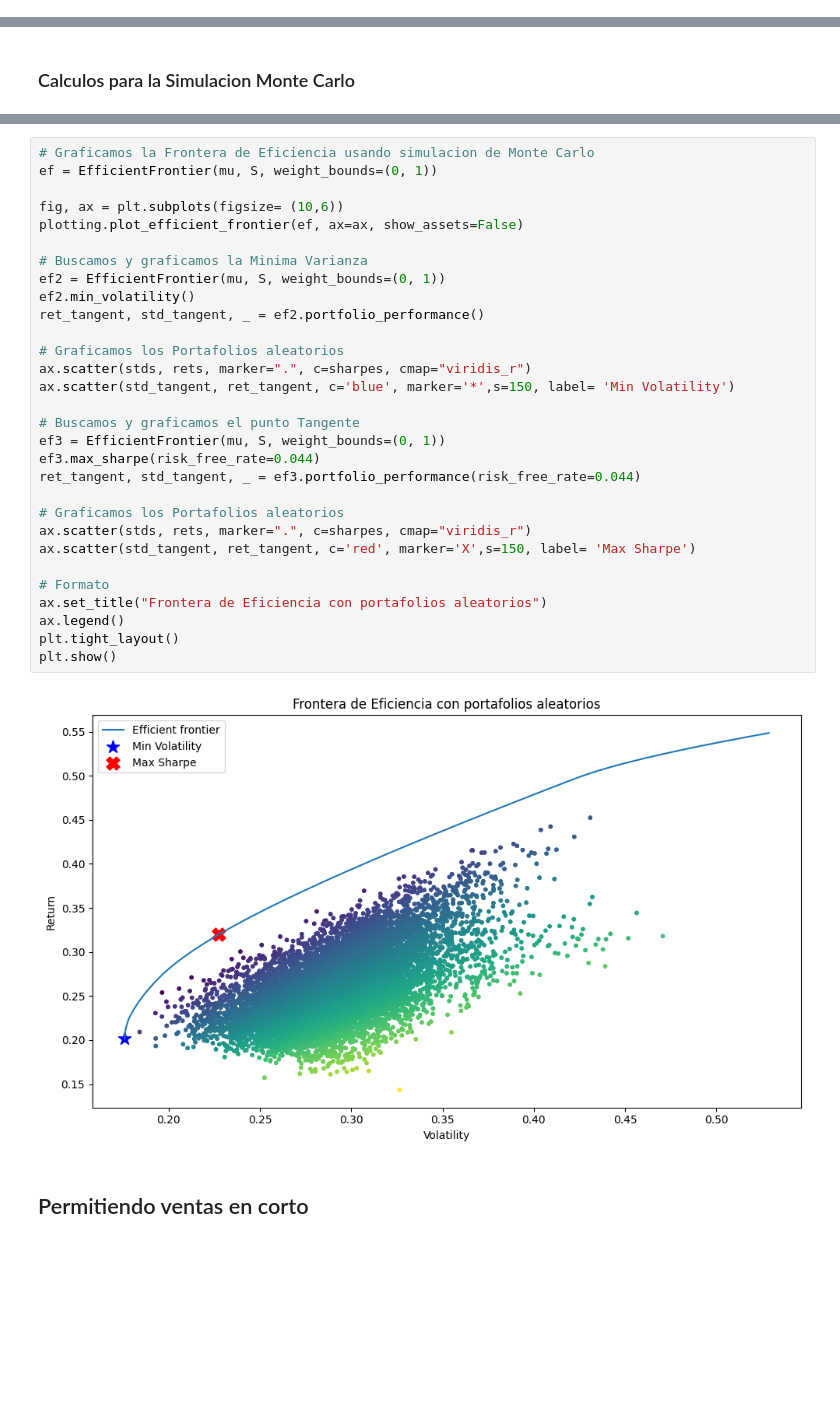
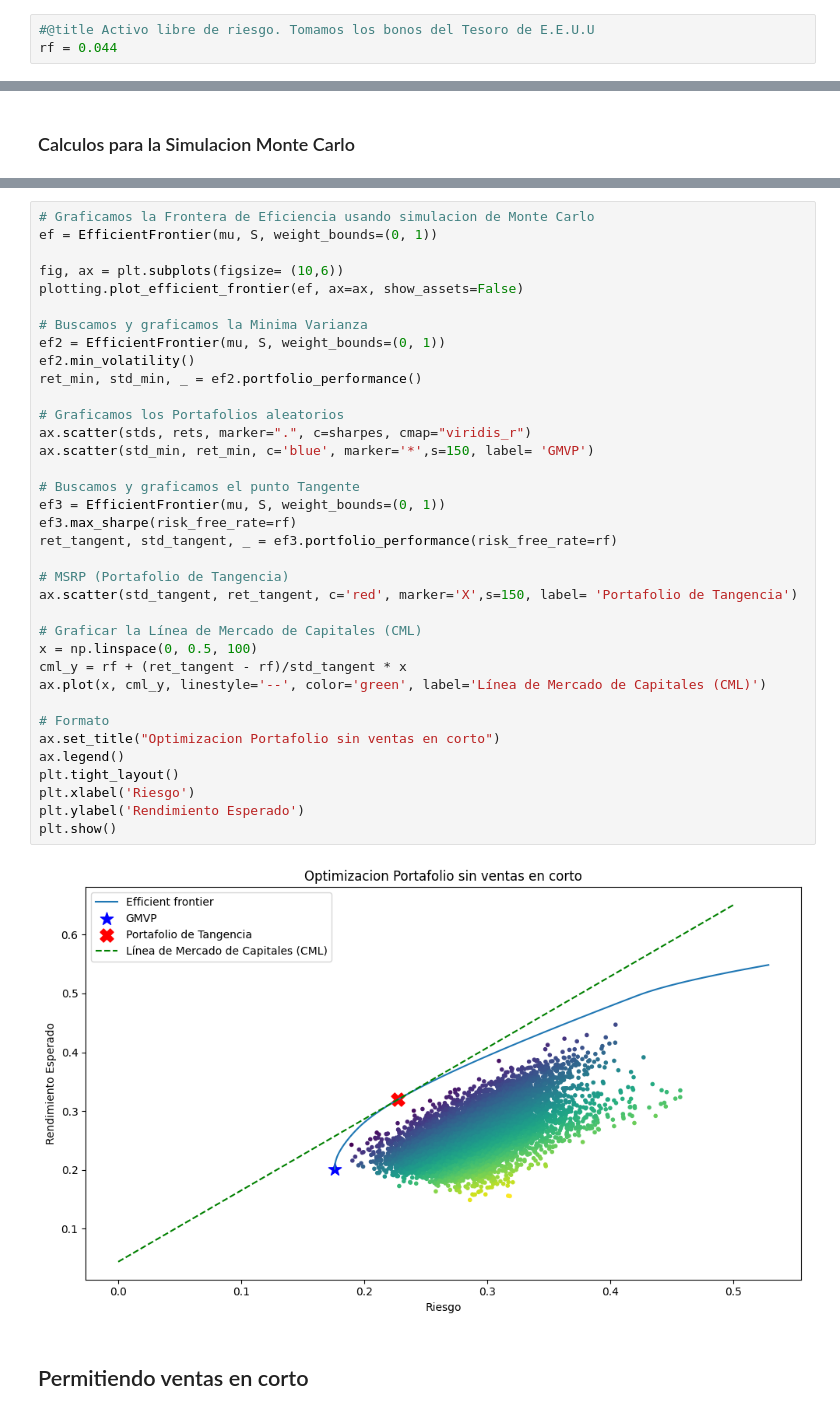
Before and after one commit to Rafagars/Proyecto-I-FinancierasII, a Jupyter notebook: ProyectoFinancierasII.ipynb, the cells around one changed output, grey strips where cells are left out. Cells and saved outputs as stored; diff of their text form; blank space fills up the shorter version.

```diff
--- a/ProyectoFinancierasII.ipynb
+++ b/ProyectoFinancierasII.ipynb
@@ -99,6 +99,9 @@ portfolio[portfolio.index >= "2020-06-01"].plot(figsize=(15,10)) #Graficamos el
 # %% [output]
 <Axes: xlabel='Date'>
 [figure]
+# %%
+#@title Activo libre de riesgo. Tomamos los bonos del Tesoro de E.E.U.U
+rf = 0.044
 # %% [markdown]
 # Calculo de los Rendimientos y Matriz de Varianza - Covarianza
 # %%
@@ -317,35 +323,41 @@ Length: 10000, dtype: float64
 # %%
 # Graficamos la Frontera de Eficiencia usando simulacion de Monte Carlo
 ef = EfficientFrontier(mu, S, weight_bounds=(0, 1))
 
 fig, ax = plt.subplots(figsize= (10,6))
 plotting.plot_efficient_frontier(ef, ax=ax, show_assets=False)
 
 # Buscamos y graficamos la Minima Varianza
 ef2 = EfficientFrontier(mu, S, weight_bounds=(0, 1))
 ef2.min_volatility()
-ret_tangent, std_tangent, _ = ef2.portfolio_performance()
+ret_min, std_min, _ = ef2.portfolio_performance()
 
 # Graficamos los Portafolios aleatorios
 ax.scatter(stds, rets, marker=".", c=sharpes, cmap="viridis_r")
-ax.scatter(std_tangent, ret_tangent, c='blue', marker='*',s=150, label= 'Min Volatility')
+ax.scatter(std_min, ret_min, c='blue', marker='*',s=150, label= 'GMVP')
 
 # Buscamos y graficamos el punto Tangente
 ef3 = EfficientFrontier(mu, S, weight_bounds=(0, 1))
-ef3.max_sharpe(risk_free_rate=0.044)
-ret_tangent, std_tangent, _ = ef3.portfolio_performance(risk_free_rate=0.044)
+ef3.max_sharpe(risk_free_rate=rf)
+ret_tangent, std_tangent, _ = ef3.portfolio_performance(risk_free_rate=rf)
 
-# Graficamos los Portafolios aleatorios
-ax.scatter(stds, rets, marker=".", c=sharpes, cmap="viridis_r")
-ax.scatter(std_tangent, ret_tangent, c='red', marker='X',s=150, label= 'Max Sharpe')
+# MSRP (Portafolio de Tangencia)
+ax.scatter(std_tangent, ret_tangent, c='red', marker='X',s=150, label= 'Portafolio de Tangencia')
+
+# Graficar la Línea de Mercado de Capitales (CML)
+x = np.linspace(0, 0.5, 100)
+cml_y = rf + (ret_tangent - rf)/std_tangent * x
+ax.plot(x, cml_y, linestyle='--', color='green', label='Línea de Mercado de Capitales (CML)')
 
 # Formato
-ax.set_title("Frontera de Eficiencia con portafolios aleatorios")
+ax.set_title("Optimizacion Portafolio sin ventas en corto")
 ax.legend()
 plt.tight_layout()
+plt.xlabel('Riesgo')
+plt.ylabel('Rendimiento Esperado')
 plt.show()
 # %% [output]
-[figure, old version]
+[figure, new version]
 # %% [markdown]
 ## Permitiendo ventas en corto
 # %%
```
Also changed, not shown: parts of 17 cells of this notebook.
